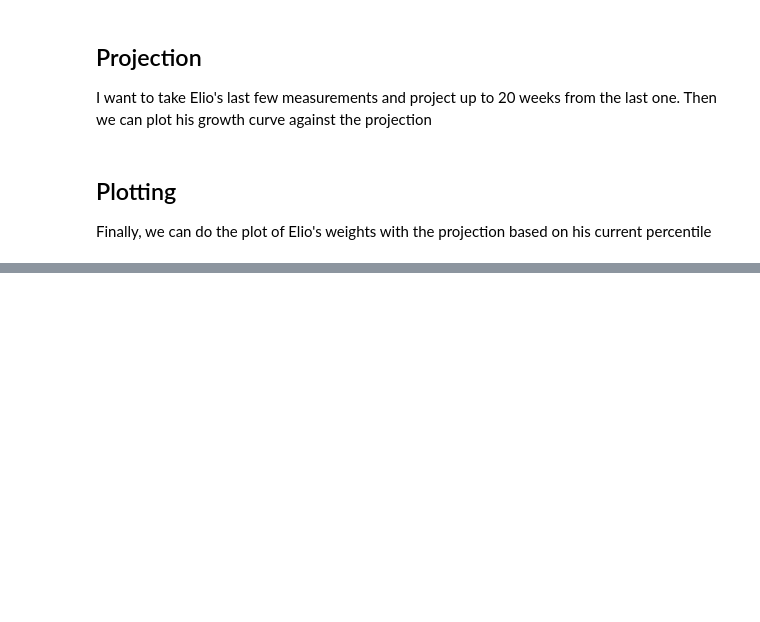
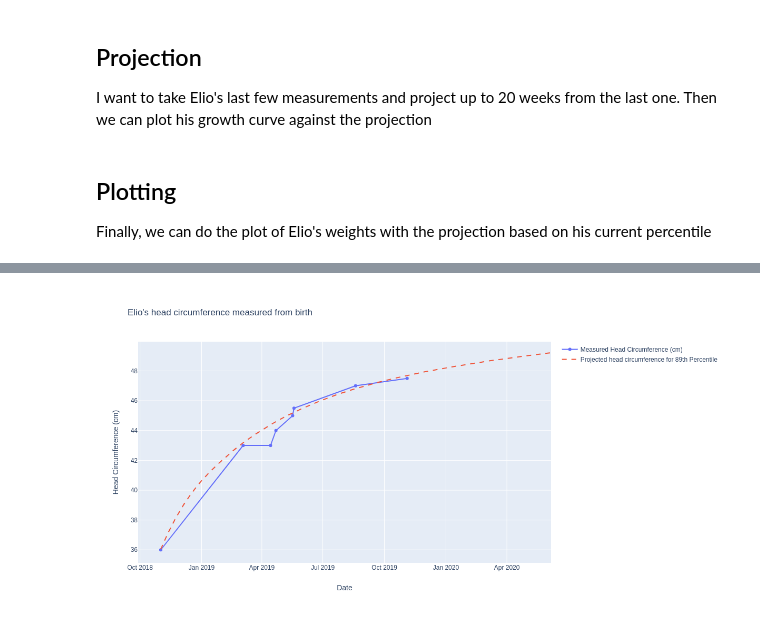
Before and after one commit to bramathon/elio-growth, a Jupyter notebook: Growth Calculator.ipynb, the cells around one changed output, grey strips where cells are left out. Saved outputs shown, nothing was run; the diff lists cells and outputs as text; code cells hidden in the pictures; blank space fills up the shorter version.

```diff
--- a/Growth Calculator.ipynb
+++ b/Growth Calculator.ipynb
@@ -207,0 +213,4 @@ iplot(head_fig)
+# %%
+Image(pio.to_image(head_fig,width=1200,height=600))
+# %% [output]
+[figure, added]
```
Also changed, not shown: parts of 2 cells of this notebook.
